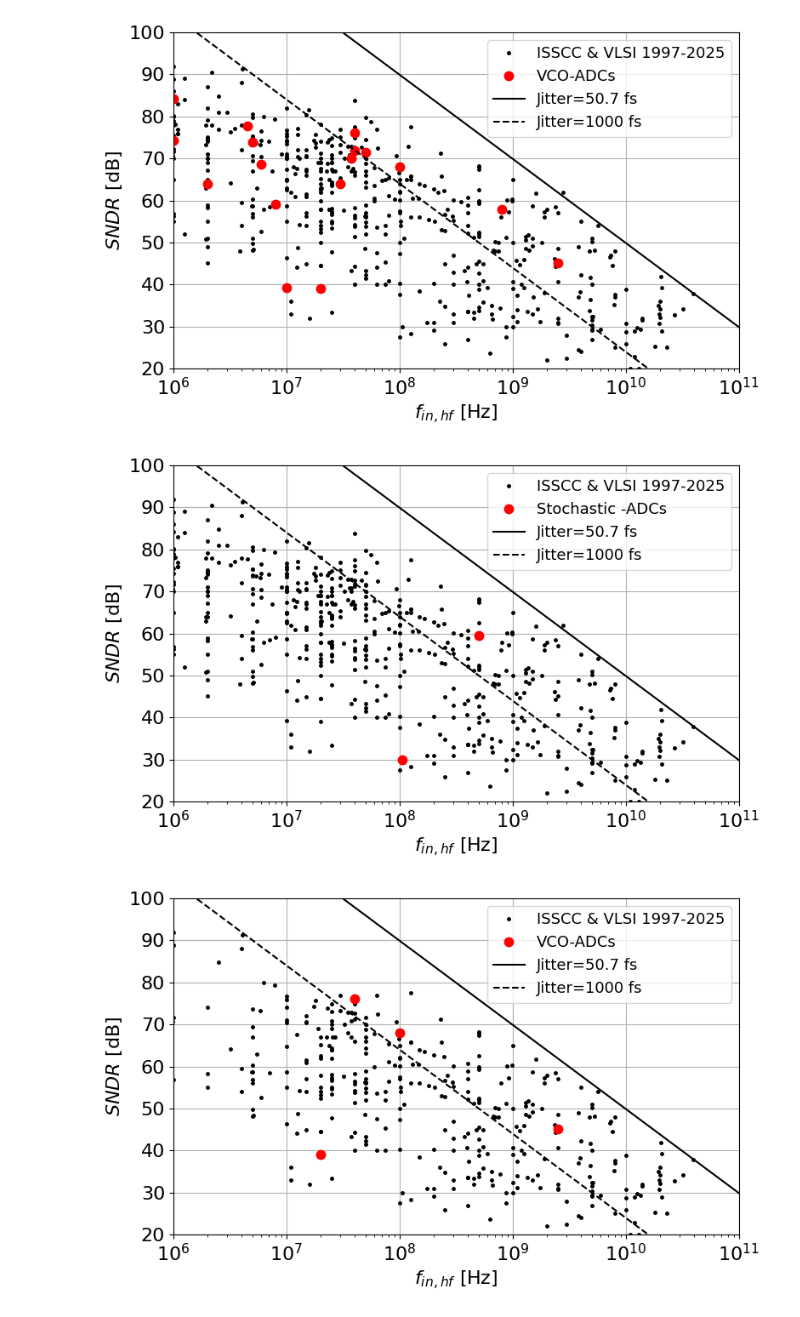
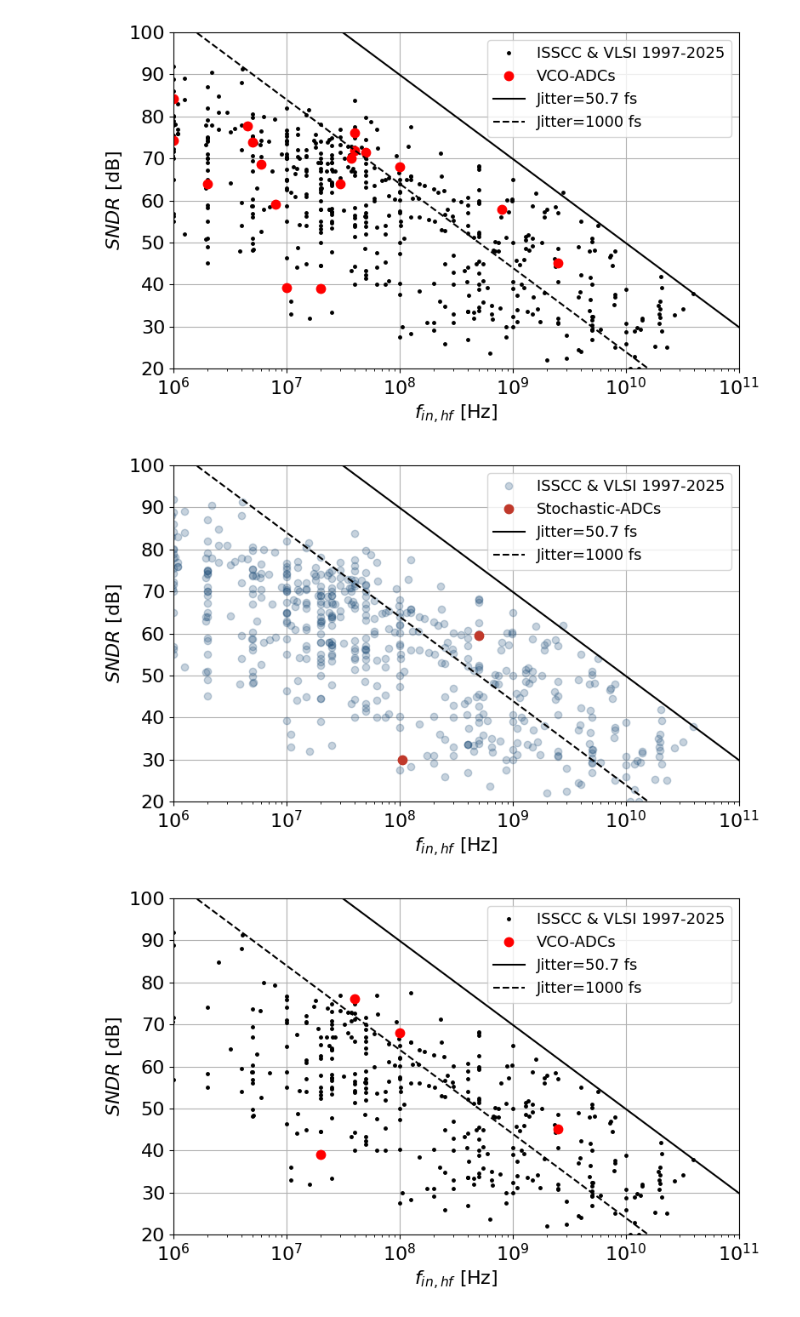
Before and after one commit to rodrigowue/VCOADC-survey, a Jupyter notebook: plots/aperture_plot.ipynb, the cells around one changed output. Saved outputs shown, nothing was run; the diff lists cells and outputs as text; code cells hidden in the pictures.

```diff
--- a/plots/aperture_plot.ipynb
+++ b/plots/aperture_plot.ipynb
@@ -14,7 +14,7 @@ download = False
 # %%
 # Read latest survey data and concatenate ISSCC and VLSI data
 # data = "../xls/ADCsurvey_latest.xlsx"
-data = "https://github.com/bmurmann/ADC-survey/blob/main/xls/ADCsurvey_latest.xlsx?raw=true"
+data = "https://github.com/rodrigowue/VCOADC-survey/tree/main/xls/ADCsurvey_w_stochastic.xlsx?raw=true"
 df1 = pd.read_excel(data, sheet_name='ISSCC')
 df2 = pd.read_excel(data, sheet_name='VLSI')
 df = pd.concat([df1, df2])
@@ -96,28 +96,38 @@ if download:
   if IN_COLAB:
     files.download('aperture_plot.png')
 # %%
+colors = {
+    "NavyBlue":     "#1f4e79",  # Navy Blue
+    "CrimsonRed":   "#c0392b",  # Crimson Red
+    "MediumGreen":  "#27ae60",  # Medium Green
+    "BurntOrange":  "#e67e22",  # Burnt Orange
+    "SlateGray":    "#7f8c8d",  # Slate Gray
+    "GoldYellow":   "#f1c40f",  # Gold Yellow
+    "DeepPurple":   "#8e44ad",  # Deep Purple
+    "PureBlack":    "#000000",  # Pure Black
+}
 fig, ax = plt.subplots(figsize=size)
 
 vco_df = df.query("TITLE.str.contains('Stochastic', case=False)")
 
-ax.plot(df['fin_hf [Hz]'], df['SNDR_hf [dB]'], 'k.', ms=5, label='ISSCC & VLSI 1997-%d' %max(df['YEAR']))
-ax.plot(vco_df['fin_hf [Hz]'], vco_df['SNDR_hf [dB]'], 'r.', ms=15, label='Stochastic-ADCs')
+ax.plot(df['fin_hf [Hz]'], df['SNDR_hf [dB]'], '.',color=colors["NavyBlue"],alpha=0.25, ms=12, label='ISSCC & VLSI 1997-%d' %max(df['YEAR']))
+ax.plot(vco_df['fin_hf [Hz]'], vco_df['SNDR_hf [dB]'],'.',color=colors["CrimsonRed"], ms=15, label='Stochastic-ADCs')
 ax.plot(env_x, env_y1, 'k', label='Jitter=%.1f fs' %(jitter_min/1e-15))
 ax.plot(env_x, env_y2, 'k--', label='Jitter=%.0f fs' %(jitter_max/1e-15))
 ax.legend(frameon=1, fontsize=font-3)
 ax.set_xscale('log')
 ax.set_xlim((1e6, 1e11))
 ax.set_ylim((20, 100))
 plt.xticks(fontsize=font)
 plt.yticks(fontsize=font)
 plt.xlabel('$f_{in,hf}$ [Hz]', fontsize=font)
 plt.ylabel('$SNDR$ [dB]', fontsize=font)
 plt.grid(True)
 fig.tight_layout()
 plt.savefig("bmurmman_stochastic.pdf", format="pdf")
 plt.show()
 # %% [output]
-[figure, old version]
+[figure, new version]
 # %%
 df_nq = df.query("TYPE.str.contains('NQ', case=False)")
 fig, ax = plt.subplots(figsize=size)
```
